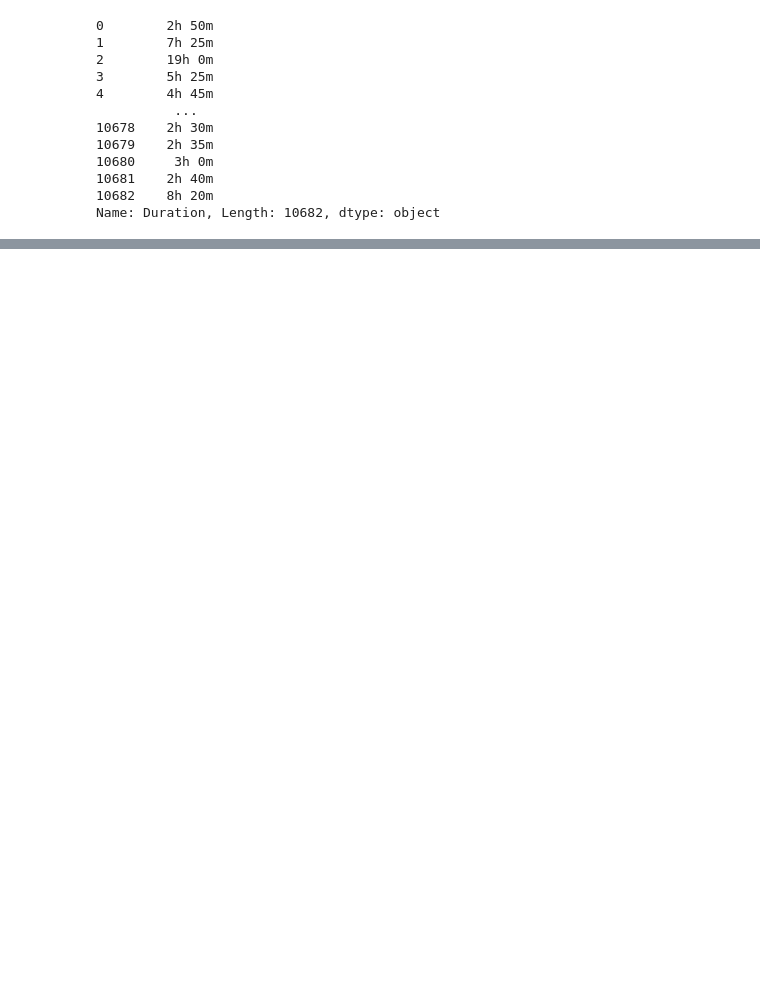
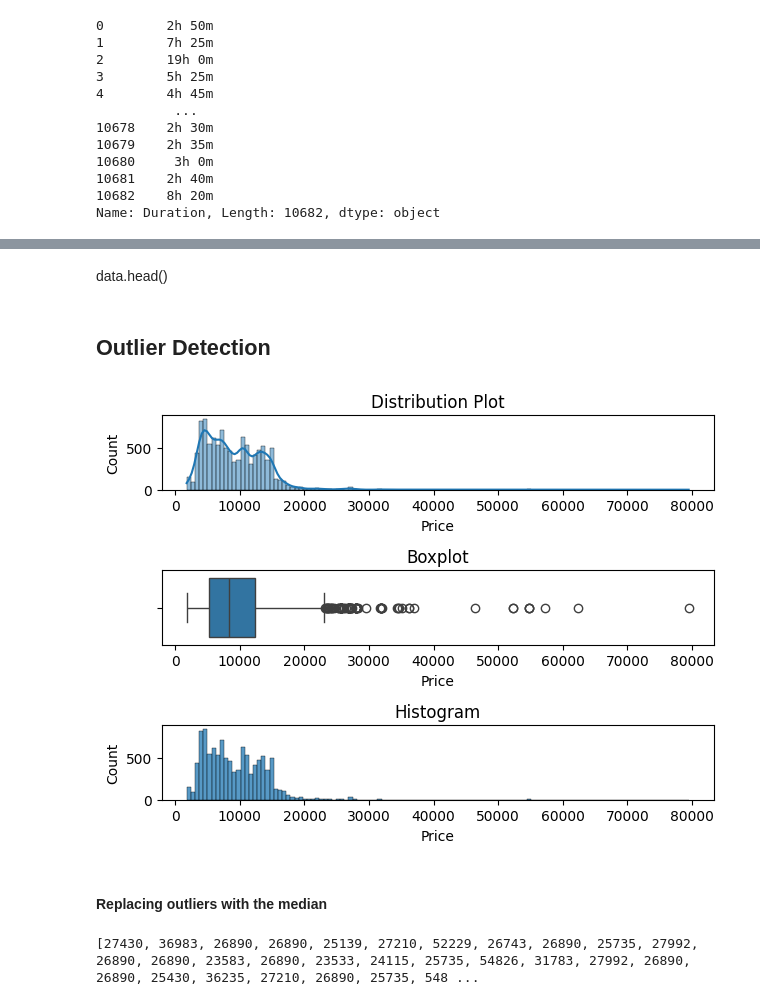
Before and after one commit to VelvetDragon/Flight-Ticket-Price-Prediction-Using-ML, a Jupyter notebook: Airline Tickets Price Prediction.ipynb, the cells around one changed output, grey strips where cells are left out. Cells and saved outputs as stored; diff of their text form; code cells hidden in the pictures; blank space fills up the shorter version.

```diff
--- a/Airline Tickets Price Prediction.ipynb
+++ b/Airline Tickets Price Prediction.ipynb
@@ -297,0 +471,2 @@ Name: Duration, Length: 10682, dtype: int64
+# %%
+data.Total_Stops = data.Total_Stops.map(stop)
@@ -297,0 +508,2 @@ Name: Duration, Length: 10682, dtype: int64
+# %%
+data.drop(columns =['Date_of_Journey','Additional_Info','Source','Duration_total_minutes', 'Route', 'Journey_year'], axis=1, inplace = True)
@@ -297,0 +519,30 @@ Name: Duration, Length: 10682, dtype: int64
+# %%
+data.drop(columns = ['Duration'], axis=1, inplace=True)
+# %% [markdown]
+data.head()
+# %% [markdown]
+## Outlier Detection
+# %%
+def plot(df, col):
+    fig, (ax1, ax2, ax3) = plt.subplots(3, 1)
+
+    # Distribution plot (kde and histogram)
+    sns.histplot(df[col], kde=True, ax=ax1)
+    ax1.set_title('Distribution Plot')
+
+    # Horizontal boxplot
+    sns.boxplot(x=df[col], ax=ax2)
+    ax2.set_title('Boxplot')
+
+    # Distribution plot (histogram only)
+    sns.histplot(df[col], kde=False, ax=ax3)
+    ax3.set_title('Histogram')
+
+    plt.tight_layout()
+    plt.show()
+# %%
+plot(data, "Price")
+# %% [output]
+[figure, added]
+# %% [markdown]
+#### Replacing outliers with the median
@@ -297,0 +559,4 @@ Name: Duration, Length: 10682, dtype: int64
+# %%
+print(outliers)
+# %% [output]
+[27430, 36983, 26890, 26890, 25139, 27210, 52229, 26743, 26890, 25735, 27992, 26890, 26890, 23583, 26890, 23533, 24115, 25735, 54826, 31783, 27992, 26890, 26890, 25430, 36235, 27210, 26890, 25735, 548 ...
```
Also changed, not shown: parts of 43 cells of this notebook.
